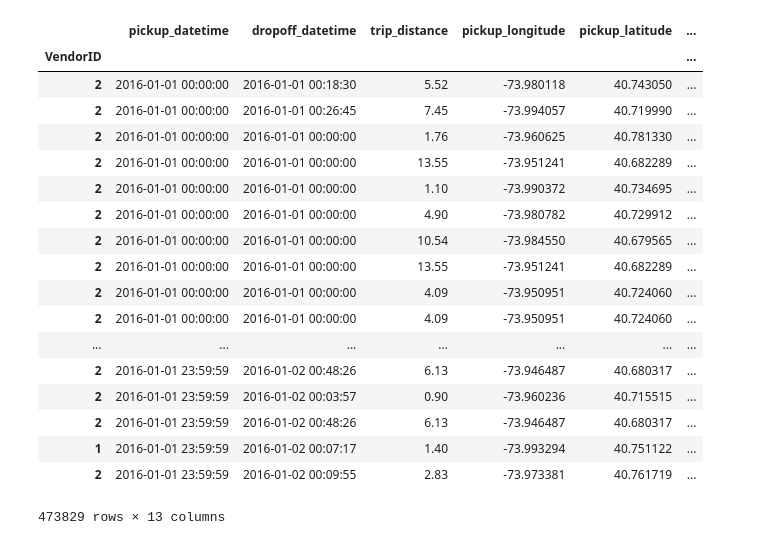
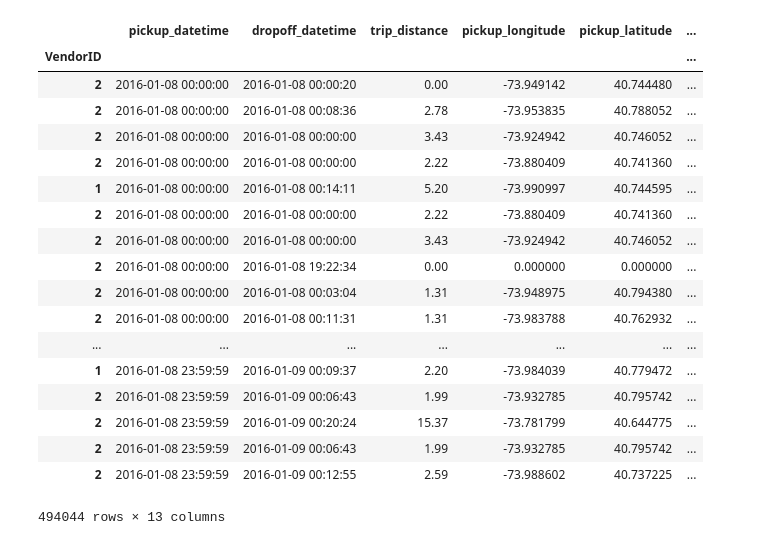
Before and after one commit to dorothychen/nycmoves, a Jupyter notebook: exploration2.ipynb, the cells around one changed output. Cells and saved outputs as stored; diff of their text form; code cells hidden in the pictures.

```diff
--- a/exploration2.ipynb
+++ b/exploration2.ipynb
@@ -1,35 +1,39 @@
 # %%
 ## load the df
-
 import os, sys
 import pandas as pd
-from globes import taxi_dir, days_dir
+from globes import taxi_dir, days_dir, zoneIdToName
 
-filename = "zones_2016-01-01.csv"
-filepath = os.path.join(taxi_dir, days_dir, filename)
+## build a humungous df from csvs
+dfs = []
+for filename in os.listdir(os.path.join(taxi_dir, days_dir)):
+    if filename.endswith(".csv") and "01-08" in filename:
+        filepath = os.path.join(taxi_dir, days_dir, filename)
+        df = pd.read_csv(filepath, parse_dates=['pickup_datetime', 'dropoff_datetime'], index_col=0)
+        dfs.append(df)
 
-df = pd.read_csv(filepath, parse_dates=['pickup_datetime', 'dropoff_datetime'], index_col=0)
-df
+df_all = pd.concat(dfs)
+df_all
 # %% [output]
 |  | pickup_datetime | dropoff_datetime | trip_distance | pickup_longitude | pickup_latitude | ... |
 | VendorID |  |  |  |  |  | ... |
-| 2 | 2016-01-01 00:00:00 | 2016-01-01 00:18:30 | 5.52 | -73.980118 | 40.743050 | ... |
-| 2 | 2016-01-01 00:00:00 | 2016-01-01 00:26:45 | 7.45 | -73.994057 | 40.719990 | ... |
-| 2 | 2016-01-01 00:00:00 | 2016-01-01 00:00:00 | 1.76 | -73.960625 | 40.781330 | ... |
-| 2 | 2016-01-01 00:00:00 | 2016-01-01 00:00:00 | 13.55 | -73.951241 | 40.682289 | ... |
-| 2 | 2016-01-01 00:00:00 | 2016-01-01 00:00:00 | 1.10 | -73.990372 | 40.734695 | ... |
-| 2 | 2016-01-01 00:00:00 | 2016-01-01 00:00:00 | 4.90 | -73.980782 | 40.729912 | ... |
-| 2 | 2016-01-01 00:00:00 | 2016-01-01 00:00:00 | 10.54 | -73.984550 | 40.679565 | ... |
-| 2 | 2016-01-01 00:00:00 | 2016-01-01 00:00:00 | 13.55 | -73.951241 | 40.682289 | ... |
-| 2 | 2016-01-01 00:00:00 | 2016-01-01 00:00:00 | 4.09 | -73.950951 | 40.724060 | ... |
-| 2 | 2016-01-01 00:00:00 | 2016-01-01 00:00:00 | 4.09 | -73.950951 | 40.724060 | ... |
+| 2 | 2016-01-08 00:00:00 | 2016-01-08 00:00:20 | 0.00 | -73.949142 | 40.744480 | ... |
+| 2 | 2016-01-08 00:00:00 | 2016-01-08 00:08:36 | 2.78 | -73.953835 | 40.788052 | ... |
+| 2 | 2016-01-08 00:00:00 | 2016-01-08 00:00:00 | 3.43 | -73.924942 | 40.746052 | ... |
+| 2 | 2016-01-08 00:00:00 | 2016-01-08 00:00:00 | 2.22 | -73.880409 | 40.741360 | ... |
+| 1 | 2016-01-08 00:00:00 | 2016-01-08 00:14:11 | 5.20 | -73.990997 | 40.744595 | ... |
+| 2 | 2016-01-08 00:00:00 | 2016-01-08 00:00:00 | 2.22 | -73.880409 | 40.741360 | ... |
+| 2 | 2016-01-08 00:00:00 | 2016-01-08 00:00:00 | 3.43 | -73.924942 | 40.746052 | ... |
+| 2 | 2016-01-08 00:00:00 | 2016-01-08 19:22:34 | 0.00 | 0.000000 | 0.000000 | ... |
+| 2 | 2016-01-08 00:00:00 | 2016-01-08 00:03:04 | 1.31 | -73.948975 | 40.794380 | ... |
+| 2 | 2016-01-08 00:00:00 | 2016-01-08 00:11:31 | 1.31 | -73.983788 | 40.762932 | ... |
 | ... | ... | ... | ... | ... | ... | ... |
-| 2 | 2016-01-01 23:59:59 | 2016-01-02 00:48:26 | 6.13 | -73.946487 | 40.680317 | ... |
-| 2 | 2016-01-01 23:59:59 | 2016-01-02 00:03:57 | 0.90 | -73.960236 | 40.715515 | ... |
-| 2 | 2016-01-01 23:59:59 | 2016-01-02 00:48:26 | 6.13 | -73.946487 | 40.680317 | ... |
-| 1 | 2016-01-01 23:59:59 | 2016-01-02 00:07:17 | 1.40 | -73.993294 | 40.751122 | ... |
-| 2 | 2016-01-01 23:59:59 | 2016-01-02 00:09:55 | 2.83 | -73.973381 | 40.761719 | ... |
+| 1 | 2016-01-08 23:59:59 | 2016-01-09 00:09:37 | 2.20 | -73.984039 | 40.779472 | ... |
+| 2 | 2016-01-08 23:59:59 | 2016-01-09 00:06:43 | 1.99 | -73.932785 | 40.795742 | ... |
+| 2 | 2016-01-08 23:59:59 | 2016-01-09 00:20:24 | 15.37 | -73.781799 | 40.644775 | ... |
+| 2 | 2016-01-08 23:59:59 | 2016-01-09 00:06:43 | 1.99 | -73.932785 | 40.795742 | ... |
+| 2 | 2016-01-08 23:59:59 | 2016-01-09 00:12:55 | 2.59 | -73.988602 | 40.737225 | ... |
-473829 rows × 13 columns
+494044 rows × 13 columns
 # %%
 ## extract features from df
 X = df[['passenger_count', 'pickup_zone_taxi', 'dropoff_zone_taxi']]
```
Also changed, not shown: parts of 6 cells of this notebook, 7 other files.
